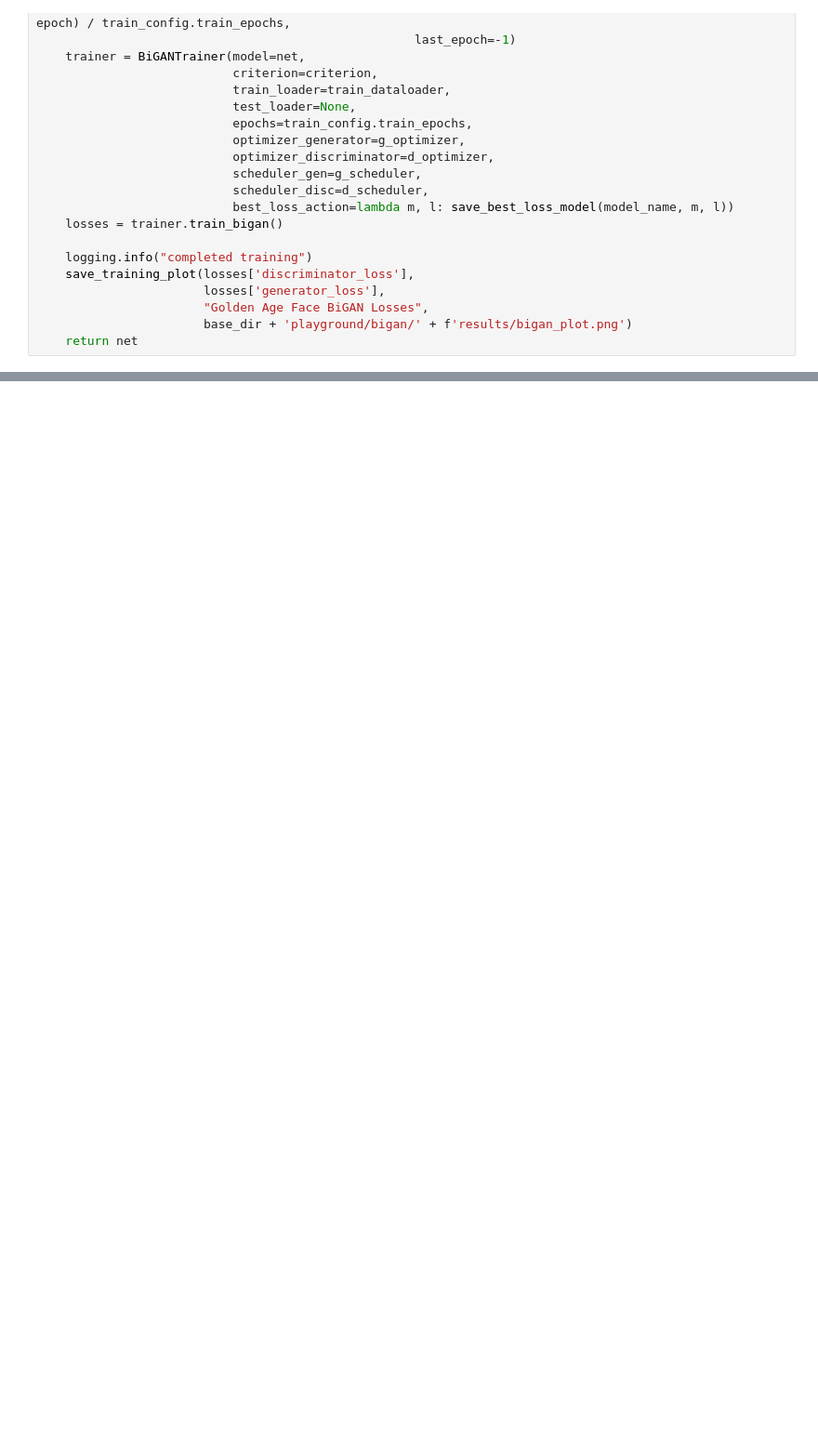
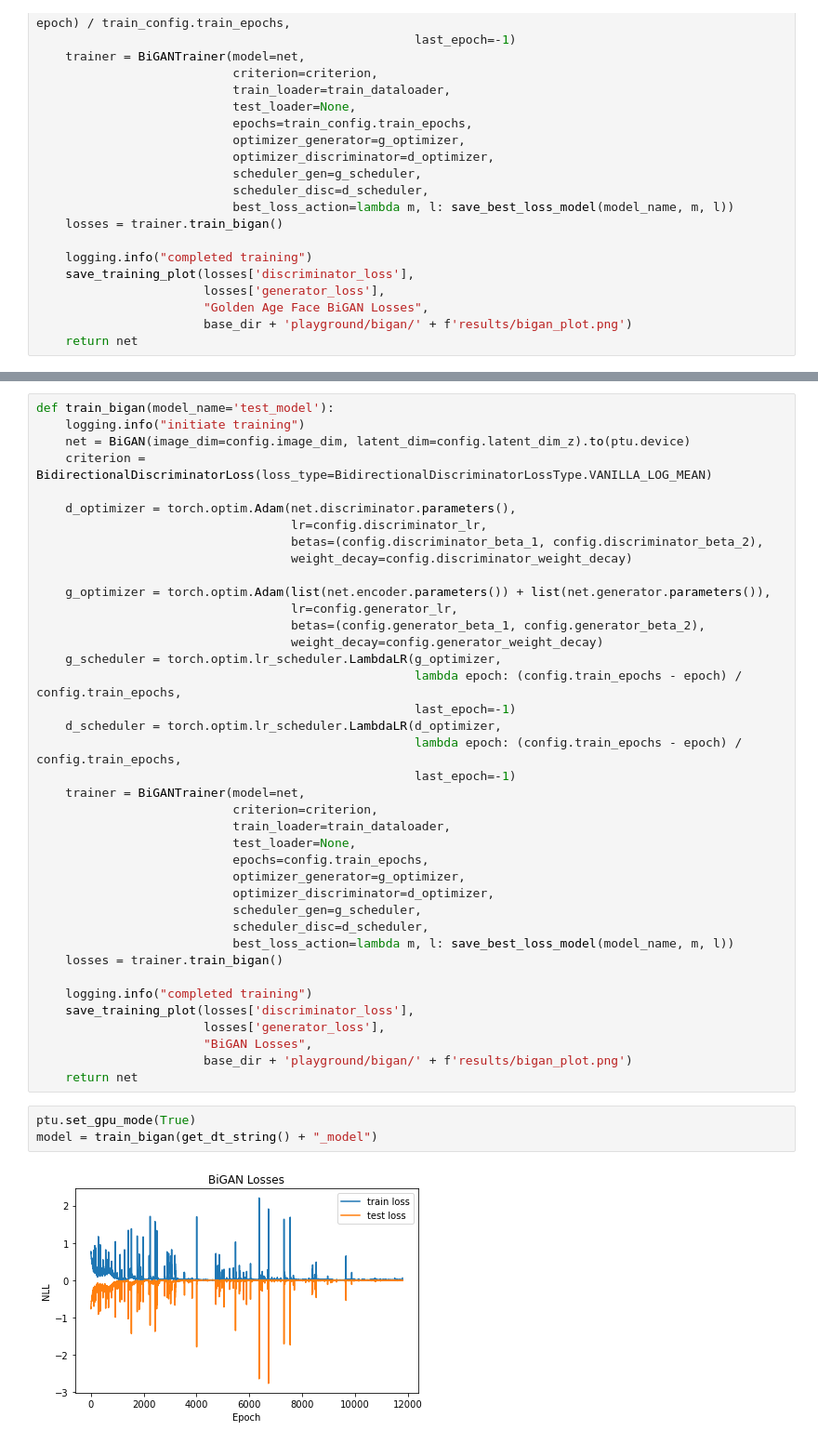
Before and after one commit to barisbatuhan/SSuperGAN, a Jupyter notebook: playground/bigan/bi_notebook.ipynb, the cells around one changed output, grey strips where cells are left out. Shown at 93% size. Saved outputs shown, nothing was run; the diff lists cells and outputs as text; blank space fills up the shorter version.

```diff
--- a/playground/bigan/bi_notebook.ipynb
+++ b/playground/bigan/bi_notebook.ipynb
@@ -115,0 +156,44 @@ model = train_golden_age_face_bigan(get_dt_string() + "_model")
+# %%
+def train_bigan(model_name='test_model'):
+    logging.info("initiate training")
+    net = BiGAN(image_dim=config.image_dim, latent_dim=config.latent_dim_z).to(ptu.device)
+    criterion = BidirectionalDiscriminatorLoss(loss_type=BidirectionalDiscriminatorLossType.VANILLA_LOG_MEAN)
+
+    d_optimizer = torch.optim.Adam(net.discriminator.parameters(),
+                                   lr=config.discriminator_lr,
+                                   betas=(config.discriminator_beta_1, config.discriminator_beta_2),
+                                   weight_decay=config.discriminator_weight_decay)
+
+    g_optimizer = torch.optim.Adam(list(net.encoder.parameters()) + list(net.generator.parameters()),
+                                   lr=config.generator_lr,
+                                   betas=(config.generator_beta_1, config.generator_beta_2),
+                                   weight_decay=config.generator_weight_decay)
+    g_scheduler = torch.optim.lr_scheduler.LambdaLR(g_optimizer,
+                                                    lambda epoch: (config.train_epochs - epoch) / config.train_epochs,
+                                                    last_epoch=-1)
+    d_scheduler = torch.optim.lr_scheduler.LambdaLR(d_optimizer,
+                                                    lambda epoch: (config.train_epochs - epoch) / config.train_epochs,
+                                                    last_epoch=-1)
+    trainer = BiGANTrainer(model=net,
+                           criterion=criterion,
+                           train_loader=train_dataloader,
+                           test_loader=None,
+                           epochs=config.train_epochs,
+                           optimizer_generator=g_optimizer,
+                           optimizer_discriminator=d_optimizer,
+                           scheduler_gen=g_scheduler,
+                           scheduler_disc=d_scheduler,
+                           best_loss_action=lambda m, l: save_best_loss_model(model_name, m, l))
+    losses = trainer.train_bigan()
+
+    logging.info("completed training")
+    save_training_plot(losses['discriminator_loss'],
+                       losses['generator_loss'],
+                       "BiGAN Losses",
+                       base_dir + 'playground/bigan/' + f'results/bigan_plot.png')
+    return net
+# %%
+ptu.set_gpu_mode(True)
+model = train_bigan(get_dt_string() + "_model")
+# %% [output]
+[figure, added]
```
Also changed, not shown: parts of 5 cells of this notebook.
